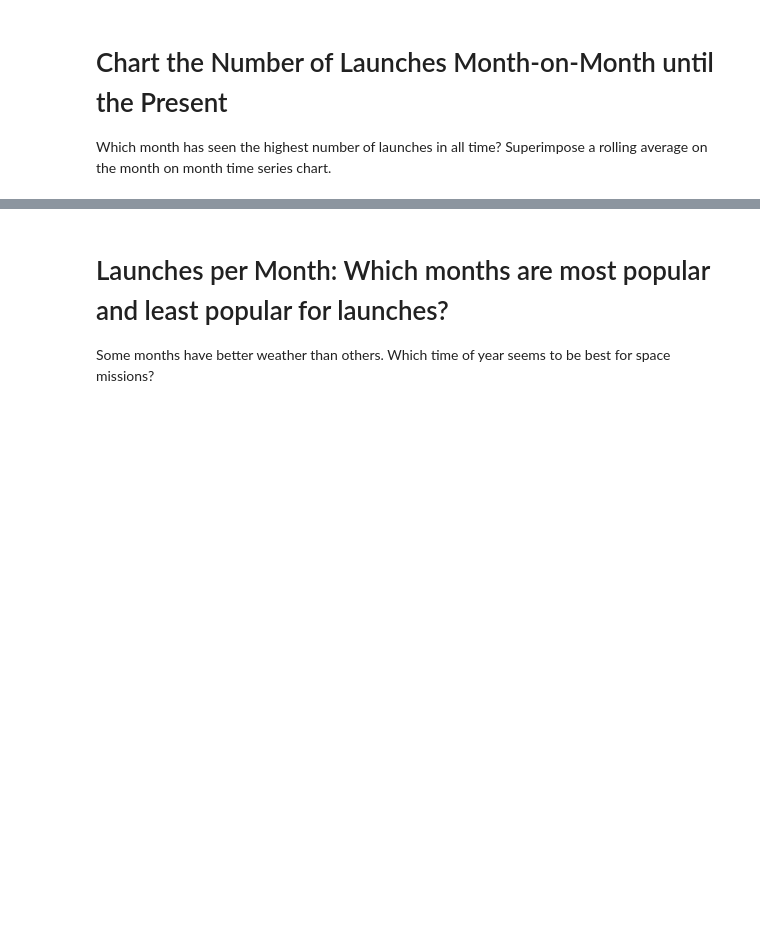
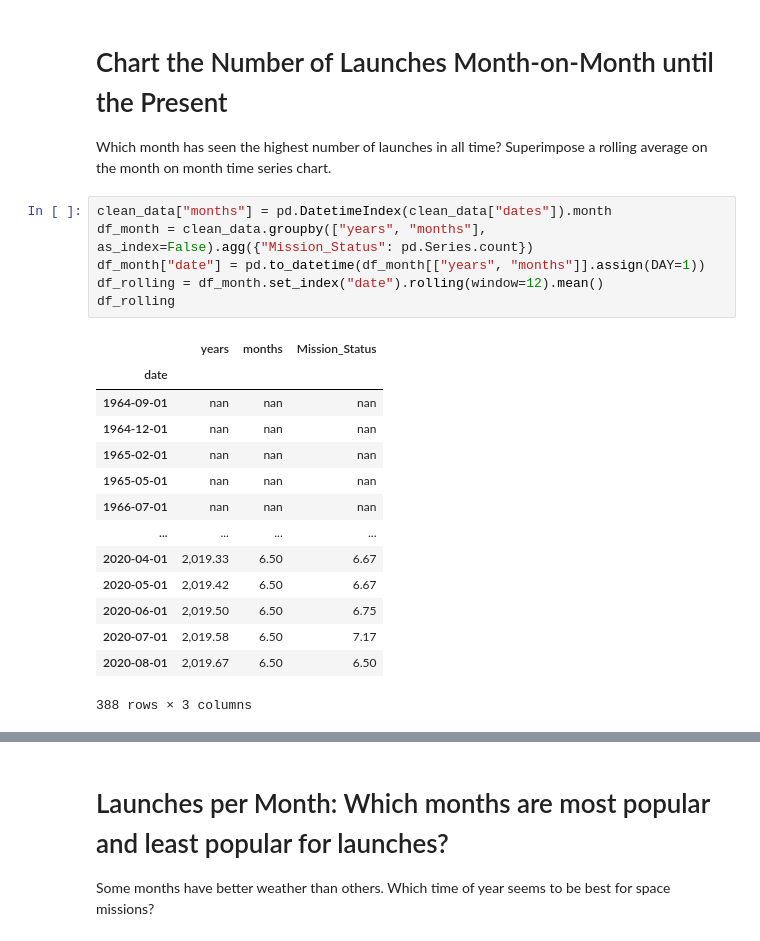
Before and after one commit to petrenkonikita112263/Python_Professional_Portfolio_Projects, a Jupyter notebook: Analyse and Visualise the Space Race/Space_Missions_Analysis_(in process).ipynb, the cells around one changed output, grey strips where cells are left out. Cells and saved outputs as stored; diff of their text form; blank space fills up the shorter version.

```diff
--- a/Analyse and Visualise the Space Race/Space_Missions_Analysis_(in process).ipynb
+++ b/Analyse and Visualise the Space Race/Space_Missions_Analysis_(in process).ipynb
@@ -470,3 +495,24 @@ v_bar.show()
 # Chart the Number of Launches Month-on-Month until the Present
 
 Which month has seen the highest number of launches in all time? Superimpose a rolling average on the month on month time series chart.
+# %%
+clean_data["months"] = pd.DatetimeIndex(clean_data["dates"]).month
+df_month = clean_data.groupby(["years", "months"], as_index=False).agg({"Mission_Status": pd.Series.count})
+df_month["date"] = pd.to_datetime(df_month[["years", "months"]].assign(DAY=1))
+df_rolling = df_month.set_index("date").rolling(window=12).mean()
+df_rolling
+# %% [output]
+|  | years | months | Mission_Status |
+| date |  |  |  |
+| 1964-09-01 | nan | nan | nan |
+| 1964-12-01 | nan | nan | nan |
+| 1965-02-01 | nan | nan | nan |
+| 1965-05-01 | nan | nan | nan |
+| 1966-07-01 | nan | nan | nan |
+| ... | ... | ... | ... |
+| 2020-04-01 | 2,019.33 | 6.50 | 6.67 |
+| 2020-05-01 | 2,019.42 | 6.50 | 6.67 |
+| 2020-06-01 | 2,019.50 | 6.50 | 6.75 |
+| 2020-07-01 | 2,019.58 | 6.50 | 7.17 |
+| 2020-08-01 | 2,019.67 | 6.50 | 6.50 |
+388 rows × 3 columns
```
Also changed, not shown: parts of 37 cells of this notebook.
